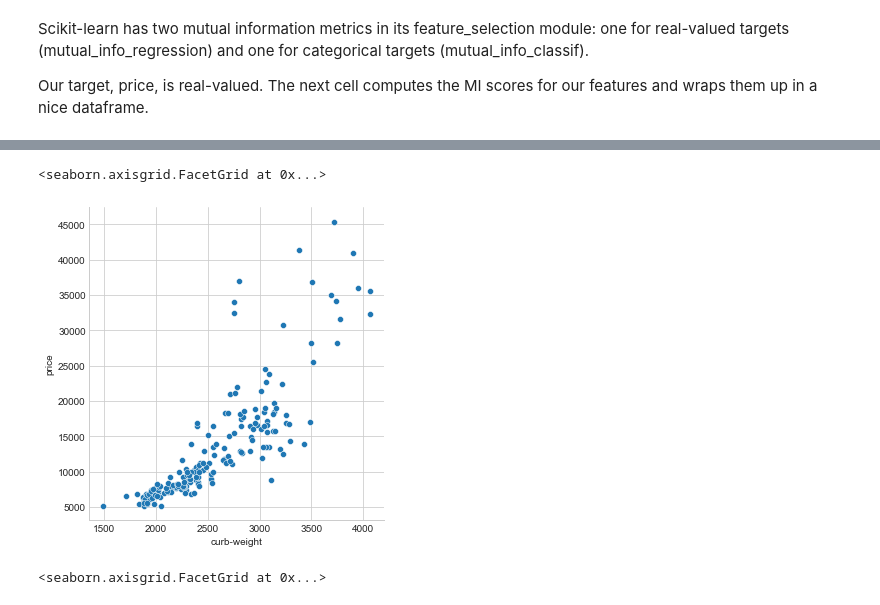
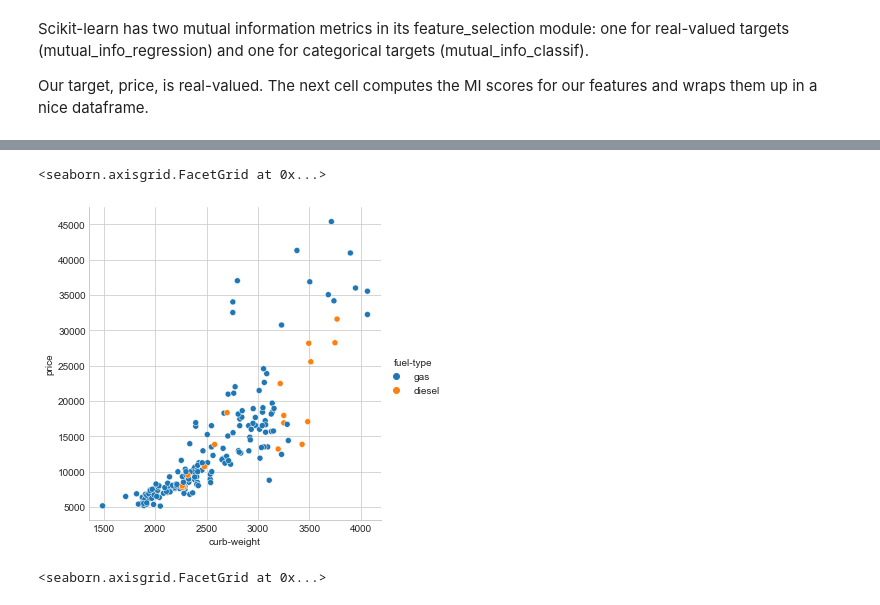
Before and after one commit to flamorim/FeatureEngineering, a Jupyter notebook: FeatureEng.ipynb, the cells around one changed output, grey strips where cells are left out. Drawn from its saved outputs; the diff is of its cells as text; code cells hidden in the pictures.

```diff
--- a/FeatureEng.ipynb
+++ b/FeatureEng.ipynb
@@ -302,8 +362,8 @@ plot_mi_scores(mi_scores)
 # %%
-sns.relplot(x="curb-weight", y="price", data=df)
+sns.relplot(x="curb-weight", y="price", hue="fuel-type", data=df)
 # %% [output]
 <seaborn.axisgrid.FacetGrid at 0x...>
-[figure, old version]
+[figure, new version]
 # %%
 sns.lmplot(x="horsepower", y="price", hue="fuel-type", data=df)
 # %% [output]
```
Also changed, not shown: parts of 15 cells of this notebook.
